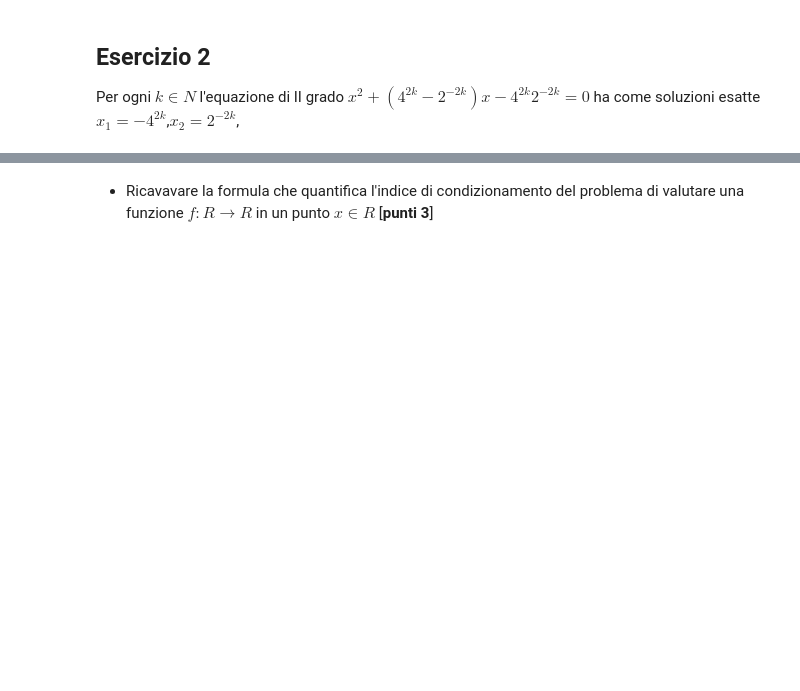
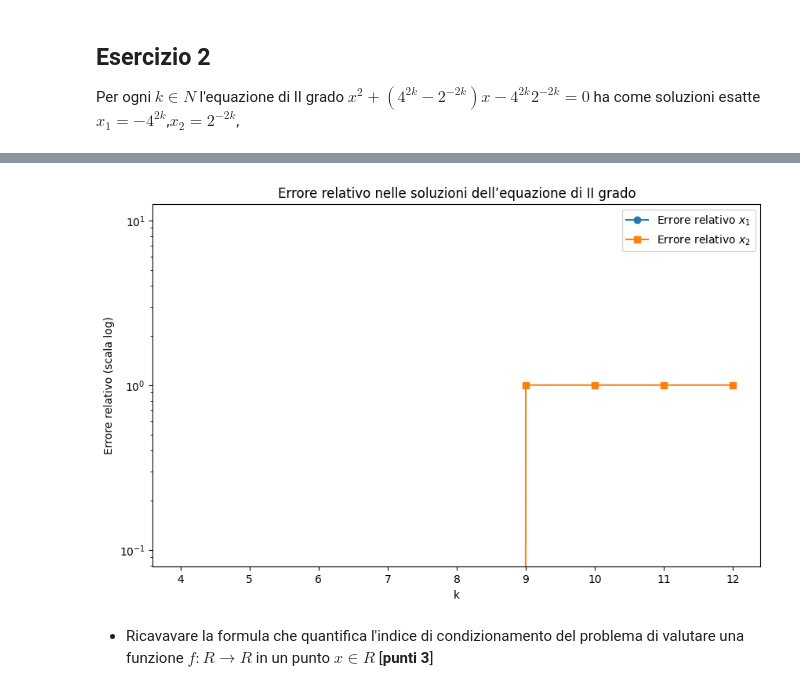
Before and after one commit to delpiter/Numerical_Methods_for_AI, a Jupyter notebook: exams/Exam_04-07-2024_II/Esame_MN_4_luglio_Turno_II.ipynb, the cells around one changed output, grey strips where cells are left out. Cells and saved outputs as stored; diff of their text form; code cells hidden in the pictures; blank space fills up the shorter version.

```diff
--- a/exams/Exam_04-07-2024_II/Esame_MN_4_luglio_Turno_II.ipynb
+++ b/exams/Exam_04-07-2024_II/Esame_MN_4_luglio_Turno_II.ipynb
@@ -71,3 +300,55 @@ Scrivere lo script python in cui
+# %%
+# Intervallo dei valori di k
+ks = np.arange(4, 13, dtype=float)
+
+# Soluzioni esatte
+x1_exact = lambda k: -4**(2*k)
+x2_exact = lambda k: 2**(-2*k)
+
+# Inizializziamo liste per errori relativi
+errors_x1 = []
+errors_x2 = []
+
+# Funzione risolutiva classica
+def solve_quadratic_classic(a, b, c):
+    delta = b**2 - 4*a*c
+    sqrt_delta = np.sqrt(delta)
+    x1 = (-b + sqrt_delta) / (2*a)
+    x2 = (-b - sqrt_delta) / (2*a)
+    return x1, x2
+
+# Loop su tutti i k
+for k in ks:
+    a = 1
+    b = 4**(2*k) - 2**(-2*k)
+    c = -4**(2*k) * 2**(-2*k)
+
+    # Soluzioni classiche
+    x1, x2 = solve_quadratic_classic(a, b, c)
+
+    # Ordiniamo per confrontare correttamente con le esatte
+    computed = sorted([x1, x2])
+    exact = sorted([x1_exact(k), x2_exact(k)])
+
+    # Calcolo errori relativi
+    err1 = abs((computed[0] - exact[0]) / exact[0])
+    err2 = abs((computed[1] - exact[1]) / exact[1])
+
+    errors_x1.append(err1)
+    errors_x2.append(err2)
+
+# === GRAFICO ===
+plt.figure(figsize=(10,6))
+plt.plot(ks, errors_x1, marker='o', label='Errore relativo $x_1$')
+plt.plot(ks, errors_x2, marker='s', label='Errore relativo $x_2$')
+plt.yscale('log')
+plt.xlabel('k')
+plt.ylabel('Errore relativo (scala log)')
+plt.title('Errore relativo nelle soluzioni dell’equazione di II grado')
+plt.legend()
+plt.show()
+# %% [output]
+[figure, added]
 # %% [markdown]
 - Ricavavare la formula che quantifica l'indice di condizionamento del problema di valutare una funzione $f:R \rightarrow R$ in un punto $x \in R$ [**punti 3**]
 # %% [markdown]
```
Also changed, not shown: parts of 10 cells of this notebook, 11 other files.
